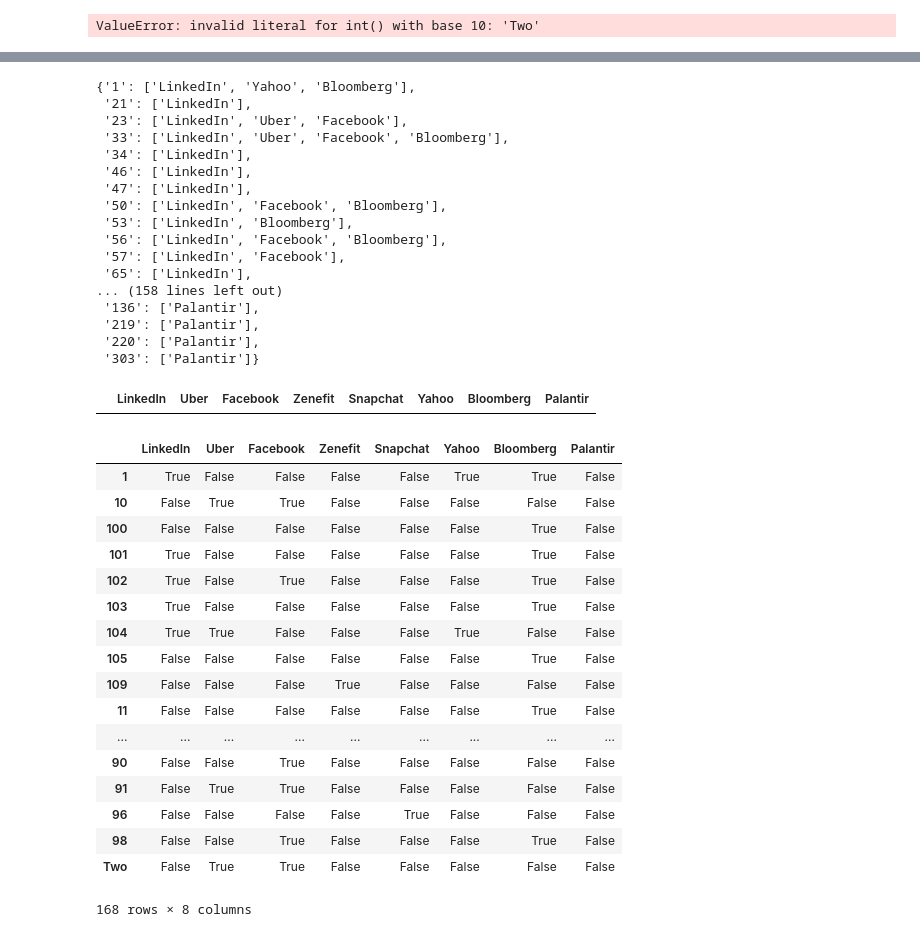
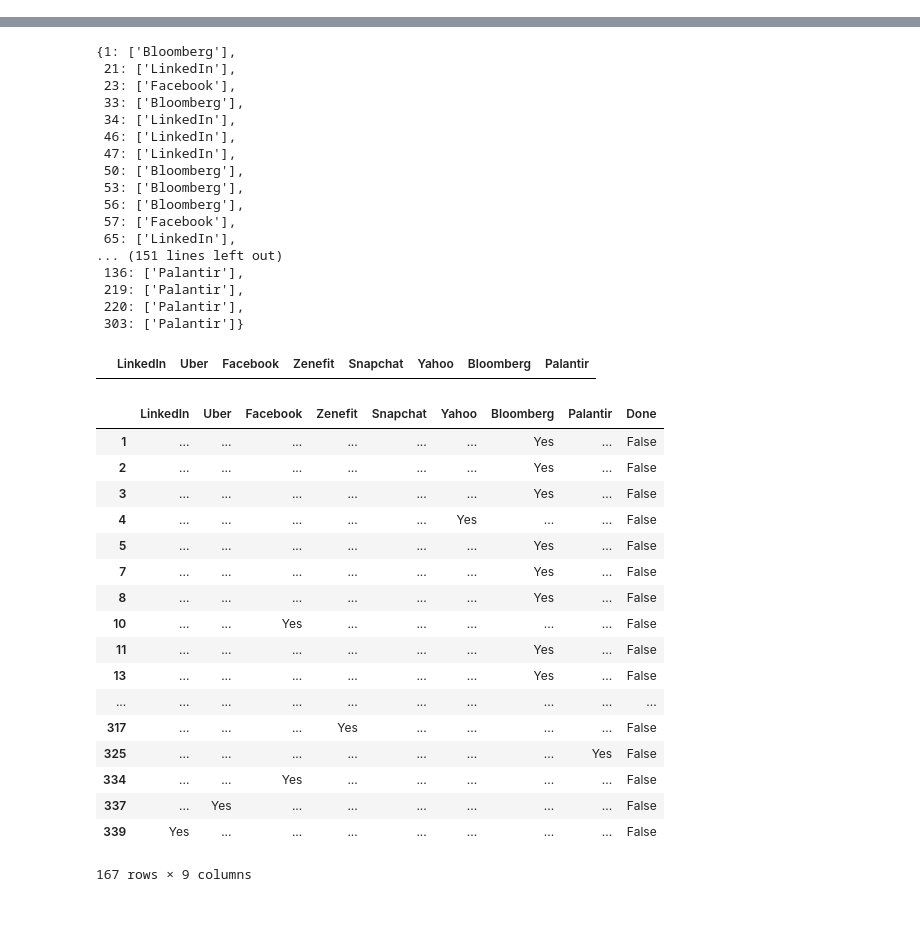
Before and after one commit to ramanmangla/LeetCodeQuest, a Jupyter notebook: LeetCodeQuest.ipynb, the cells around one changed output, grey strips where cells are left out. Drawn from its saved outputs; the diff is of its cells as text; code cells hidden in the pictures.

```diff
--- a/LeetCodeQuest.ipynb
+++ b/LeetCodeQuest.ipynb
@@ -69,7 +69,8 @@ while i < len(lines):
                         if problem[0] != 'Two':
                             all_questions[problem[0]].append(header)
                     else:
-                        all_questions.update({int(problem[0]): [header]})
+                        if problem[0] != 'Two':
+                            all_questions.update({int(problem[0]): [header]})
 
                     question = {}
                     question[problem[0]] = ' '.join(problem[1:])
@@ -82,8 +83,6 @@ while i < len(lines):
             quests.append(questSet)
 
     i += 1
-# %% [output]
-ValueError: invalid literal for int() with base 10: 'Two'
 # %%
 quests
 # %% [output]
@@ -107,23 +106,23 @@ quests
 # %%
 all_questions
 # %% [output]
-{'1': ['LinkedIn', 'Yahoo', 'Bloomberg'],
- '21': ['LinkedIn'],
- '23': ['LinkedIn', 'Uber', 'Facebook'],
- '33': ['LinkedIn', 'Uber', 'Facebook', 'Bloomberg'],
- '34': ['LinkedIn'],
- '46': ['LinkedIn'],
- '47': ['LinkedIn'],
- '50': ['LinkedIn', 'Facebook', 'Bloomberg'],
- '53': ['LinkedIn', 'Bloomberg'],
- '56': ['LinkedIn', 'Facebook', 'Bloomberg'],
- '57': ['LinkedIn', 'Facebook'],
- '65': ['LinkedIn'],
-... (158 lines left out)
- '136': ['Palantir'],
- '219': ['Palantir'],
- '220': ['Palantir'],
- '303': ['Palantir']}
+{1: ['Bloomberg'],
+ 21: ['LinkedIn'],
+ 23: ['Facebook'],
+ 33: ['Bloomberg'],
+ 34: ['LinkedIn'],
+ 46: ['LinkedIn'],
+ 47: ['LinkedIn'],
+ 50: ['Bloomberg'],
+ 53: ['Bloomberg'],
+ 56: ['Bloomberg'],
+ 57: ['Facebook'],
+ 65: ['LinkedIn'],
+... (151 lines left out)
+ 136: ['Palantir'],
+ 219: ['Palantir'],
+ 220: ['Palantir'],
+ 303: ['Palantir']}
 # %%
 df = pd.DataFrame(columns=(companies))
 df
@@ -136,29 +135,30 @@ for index in all_questions:
 
     for company in companies:
         if company in all_questions[index]:
-            row.append(True)
+            row.append('Yes')
         else:
-            row.append(False)
+            row.append('...')
 
     df.loc[index] = row
 # %%
+df['Done'] = False
 df.sort_index()
 # %% [output]
-|  | LinkedIn | Uber | Facebook | Zenefit | Snapchat | Yahoo | Bloomberg | Palantir |
-| 1 | True | False | False | False | False | True | True | False |
-| 10 | False | True | True | False | False | False | False | False |
-| 100 | False | False | False | False | False | False | True | False |
-| 101 | True | False | False | False | False | False | True | False |
-| 102 | True | False | True | False | False | False | True | False |
-| 103 | True | False | False | False | False | False | True | False |
-| 104 | True | True | False | False | False | True | False | False |
-| 105 | False | False | False | False | False | False | True | False |
-| 109 | False | False | False | True | False | False | False | False |
-| 11 | False | False | False | False | False | False | True | False |
-| ... | ... | ... | ... | ... | ... | ... | ... | ... |
-| 90 | False | False | True | False | False | False | False | False |
-| 91 | False | True | True | False | False | False | False | False |
-| 96 | False | False | False | False | True | False | False | False |
-| 98 | False | False | True | False | False | False | True | False |
-| Two | False | True | True | False | False | False | False | False |
+|  | LinkedIn | Uber | Facebook | Zenefit | Snapchat | Yahoo | Bloomberg | Palantir | Done |
+| 1 | ... | ... | ... | ... | ... | ... | Yes | ... | False |
+| 2 | ... | ... | ... | ... | ... | ... | Yes | ... | False |
+| 3 | ... | ... | ... | ... | ... | ... | Yes | ... | False |
+| 4 | ... | ... | ... | ... | ... | Yes | ... | ... | False |
+| 5 | ... | ... | ... | ... | ... | ... | Yes | ... | False |
+| 7 | ... | ... | ... | ... | ... | ... | Yes | ... | False |
+| 8 | ... | ... | ... | ... | ... | ... | Yes | ... | False |
+| 10 | ... | ... | Yes | ... | ... | ... | ... | ... | False |
+| 11 | ... | ... | ... | ... | ... | ... | Yes | ... | False |
+| 13 | ... | ... | ... | ... | ... | ... | Yes | ... | False |
+| ... | ... | ... | ... | ... | ... | ... | ... | ... | ... |
+| 317 | ... | ... | ... | Yes | ... | ... | ... | ... | False |
+| 325 | ... | ... | ... | ... | ... | ... | ... | Yes | False |
+| 334 | ... | ... | Yes | ... | ... | ... | ... | ... | False |
+| 337 | ... | Yes | ... | ... | ... | ... | ... | ... | False |
+| 339 | Yes | ... | ... | ... | ... | ... | ... | ... | False |
-168 rows × 8 columns
+167 rows × 9 columns
```
Also changed, not shown: parts of 1 cell of this notebook, 1 other file.
